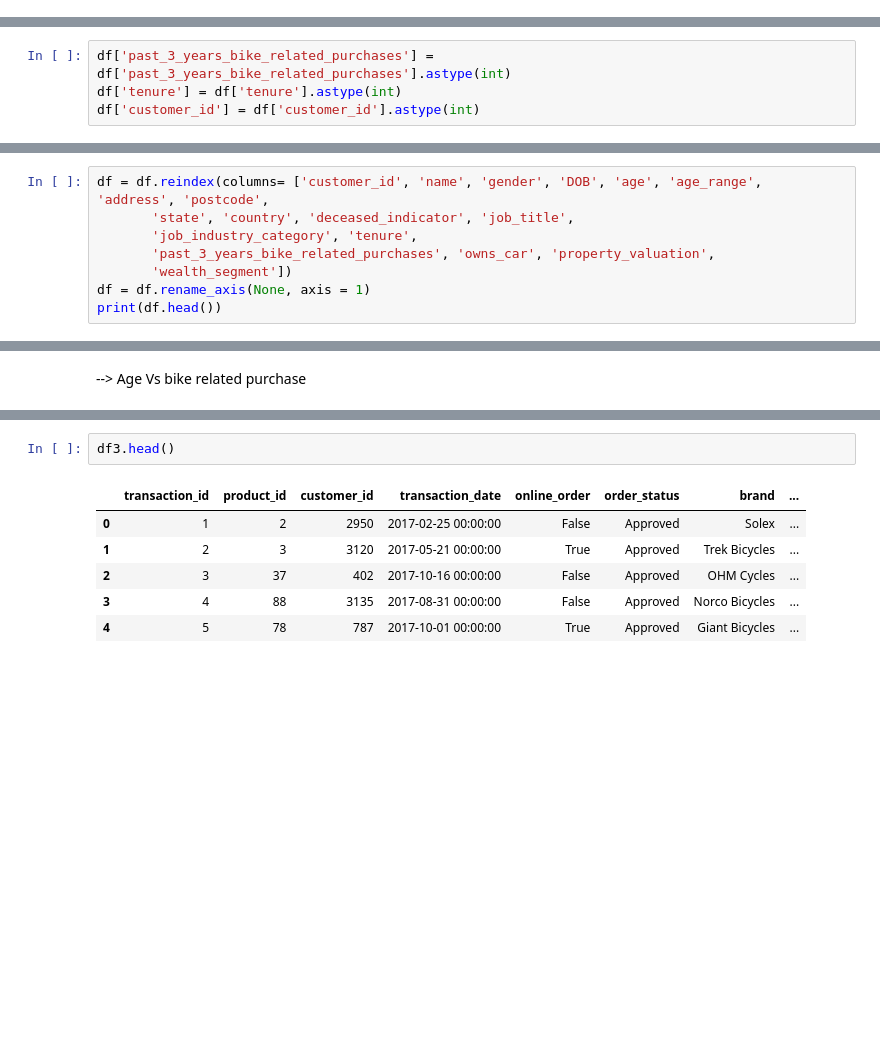
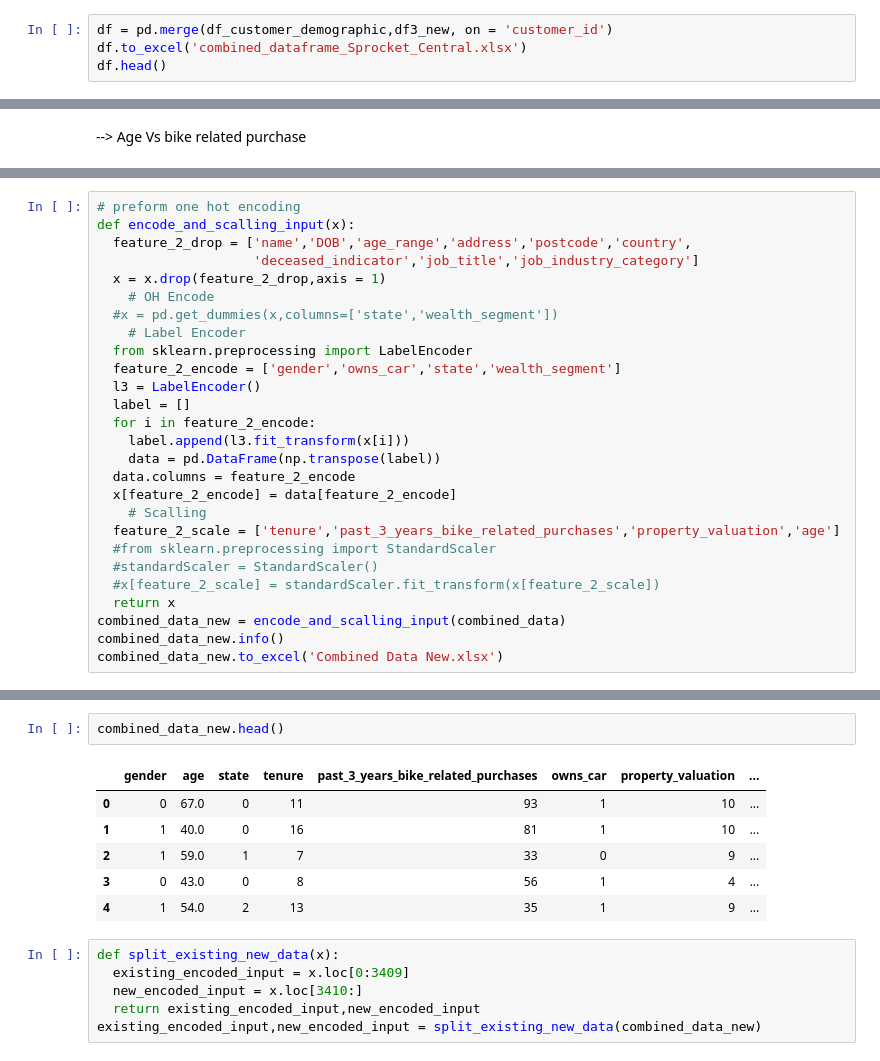
Before and after one commit to gamagilang/KPMG_Virtual_Internship, a Jupyter notebook: KPMG_Task_2.ipynb, the cells around one changed output, grey strips where cells are left out. Cells and saved outputs as stored; diff of their text form; blank space fills up the shorter version.

```diff
--- a/KPMG_Task_2.ipynb
+++ b/KPMG_Task_2.ipynb
@@ -1135,0 +1319,4 @@ df.head()
+# %%
+df = pd.merge(df_customer_demographic,df3_new, on = 'customer_id')
+df.to_excel('combined_dataframe_Sprocket_Central.xlsx')
+df.head()
@@ -1156,4 +1349,0 @@ memory usage: 553.6+ KB
-# %%
-df['past_3_years_bike_related_purchases'] = df['past_3_years_bike_related_purchases'].astype(int)
-df['tenure'] = df['tenure'].astype(int)
-df['customer_id'] = df['customer_id'].astype(int)
@@ -1189,8 +1349,0 @@ Index(['customer_id', 'name', 'gender', 'DOB', 'age', 'address', 'postcode',
-# %%
-df = df.reindex(columns= ['customer_id', 'name', 'gender', 'DOB', 'age', 'age_range', 'address', 'postcode',
-       'state', 'country', 'deceased_indicator', 'job_title',
-       'job_industry_category', 'tenure',
-       'past_3_years_bike_related_purchases', 'owns_car', 'property_valuation',
-       'wealth_segment'])
-df = df.rename_axis(None, axis = 1)
-print(df.head())
@@ -1349,0 +2062,27 @@ plt.show()
+# %%
+# preform one hot encoding
+def encode_and_scalling_input(x):
+  feature_2_drop = ['name','DOB','age_range','address','postcode','country',
+                    'deceased_indicator','job_title','job_industry_category']
+  x = x.drop(feature_2_drop,axis = 1)
+    # OH Encode
+  #x = pd.get_dummies(x,columns=['state','wealth_segment'])
+    # Label Encoder
+  from sklearn.preprocessing import LabelEncoder
+  feature_2_encode = ['gender','owns_car','state','wealth_segment']
+  l3 = LabelEncoder()
+  label = []
+  for i in feature_2_encode:
+    label.append(l3.fit_transform(x[i]))
+    data = pd.DataFrame(np.transpose(label))
+  data.columns = feature_2_encode
+  x[feature_2_encode] = data[feature_2_encode]
+    # Scalling
+  feature_2_scale = ['tenure','past_3_years_bike_related_purchases','property_valuation','age']
+  #from sklearn.preprocessing import StandardScaler
+  #standardScaler = StandardScaler()
+  #x[feature_2_scale] = standardScaler.fit_transform(x[feature_2_scale])
+  return x
+combined_data_new = encode_and_scalling_input(combined_data)
+combined_data_new.info()
+combined_data_new.to_excel('Combined Data New.xlsx')
@@ -1350,9 +2105,15 @@ plt.show()
 # %%
-df3.head()
+combined_data_new.head()
 # %% [output]
-|  | transaction_id | product_id | customer_id | transaction_date | online_order | order_status | brand | ... |
-| 0 | 1 | 2 | 2950 | 2017-02-25 00:00:00 | False | Approved | Solex | ... |
-| 1 | 2 | 3 | 3120 | 2017-05-21 00:00:00 | True | Approved | Trek Bicycles | ... |
-| 2 | 3 | 37 | 402 | 2017-10-16 00:00:00 | False | Approved | OHM Cycles | ... |
-| 3 | 4 | 88 | 3135 | 2017-08-31 00:00:00 | False | Approved | Norco Bicycles | ... |
-| 4 | 5 | 78 | 787 | 2017-10-01 00:00:00 | True | Approved | Giant Bicycles | ... |
+|  | gender | age | state | tenure | past_3_years_bike_related_purchases | owns_car | property_valuation | ... |
+| 0 | 0 | 67.0 | 0 | 11 | 93 | 1 | 10 | ... |
+| 1 | 1 | 40.0 | 0 | 16 | 81 | 1 | 10 | ... |
+| 2 | 1 | 59.0 | 1 | 7 | 33 | 0 | 9 | ... |
+| 3 | 0 | 43.0 | 0 | 8 | 56 | 1 | 4 | ... |
+| 4 | 1 | 54.0 | 2 | 13 | 35 | 1 | 9 | ... |
+# %%
+def split_existing_new_data(x):
+  existing_encoded_input = x.loc[0:3409]
+  new_encoded_input = x.loc[3410:]
+  return existing_encoded_input,new_encoded_input
+existing_encoded_input,new_encoded_input = split_existing_new_data(combined_data_new)
```
Also changed, not shown: parts of 120 cells of this notebook.
